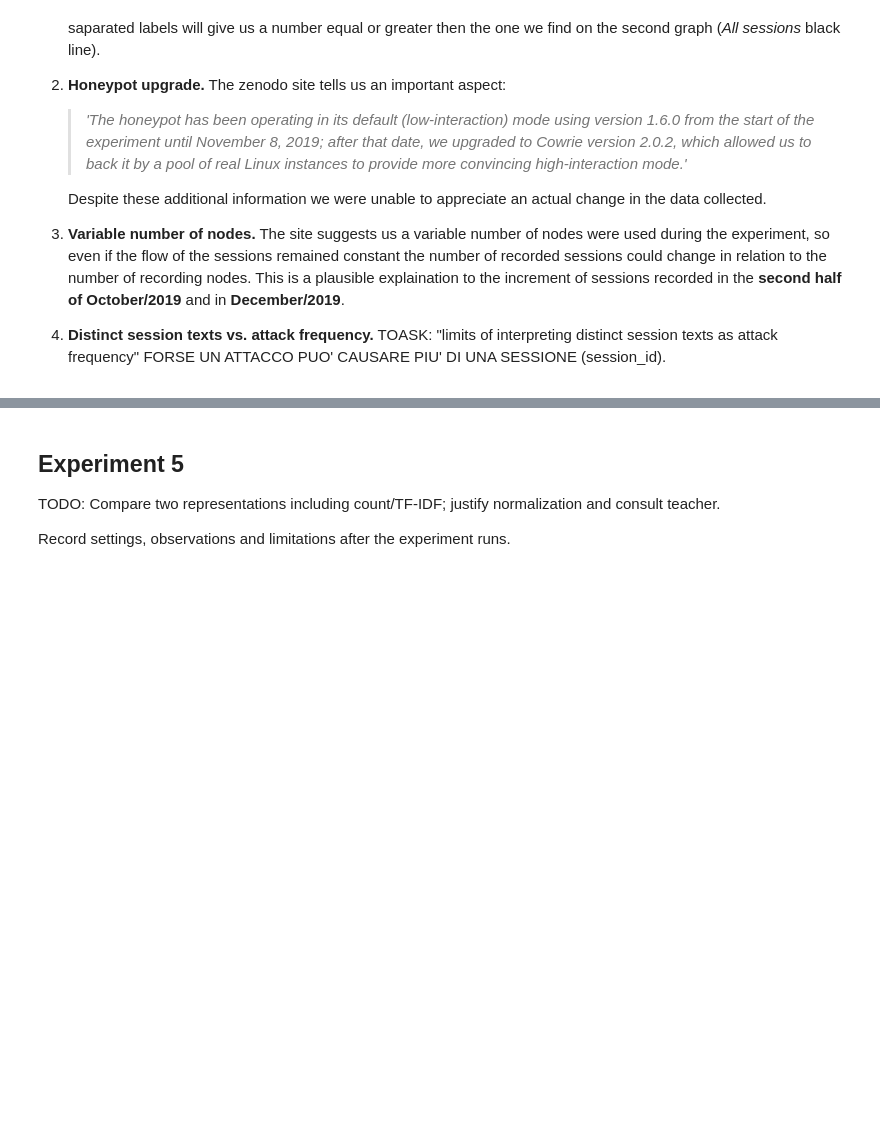
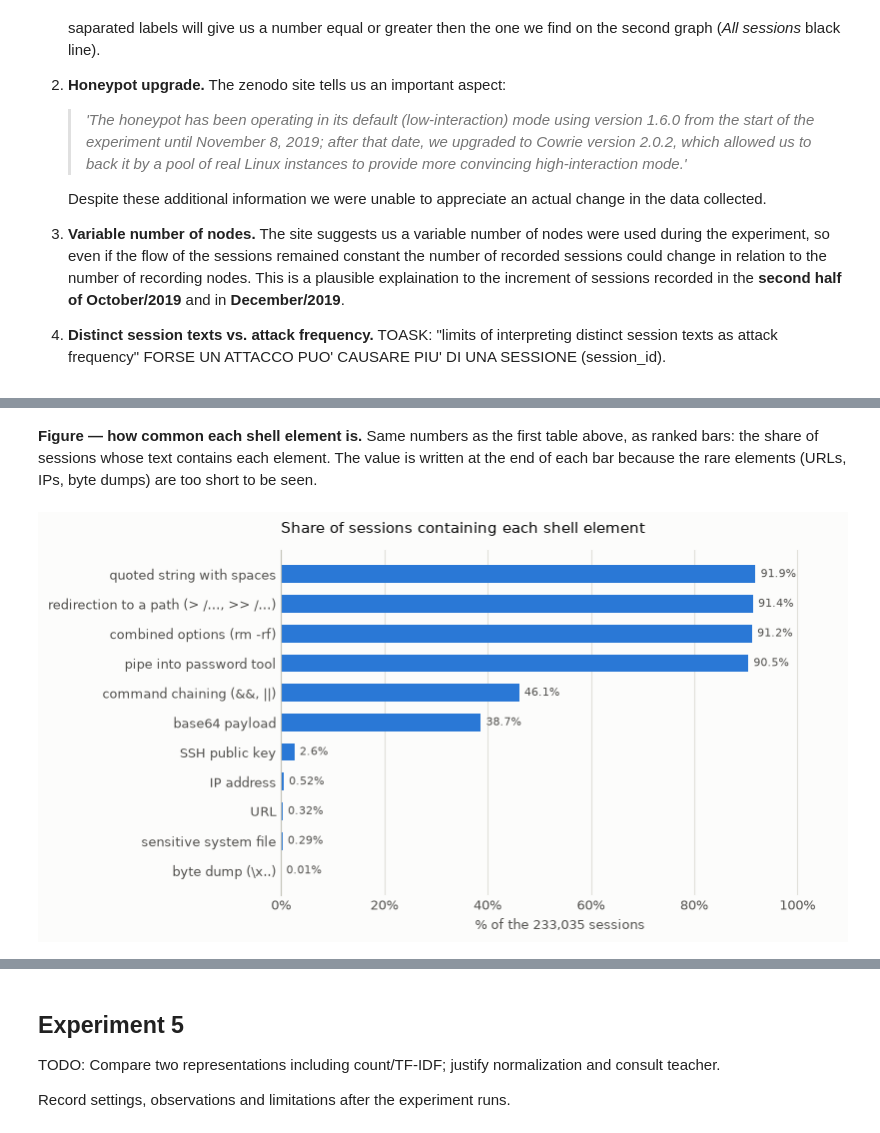
Before and after one commit to grabls/proj6_ml4n, a Jupyter notebook: notebooks/01_data.ipynb, the cells around one changed output, grey strips where cells are left out. Drawn from its saved outputs; the diff is of its cells as text; code cells hidden in the pictures; blank space fills up the shorter version.

Commit message:
Reapply "Merge pull request #5 from grabls/feature/1.3-shell-tokenizer"
This reverts commit 1b6b23cc2f389fbefc196300096d1201c5dfc192.

```diff
--- a/notebooks/01_data.ipynb
+++ b/notebooks/01_data.ipynb
@@ -323,0 +556,51 @@ Record settings, observations and limitations after the experiment runs.
+# %% [markdown]
+**Figure — how common each shell element is.** Same numbers as the first table above, as ranked bars: the share of sessions whose text contains each element. The value is written at the end of each bar because the rare elements (URLs, IPs, byte dumps) are too short to be seen.
+# %%
+# --- Chart style shared by the figures of Section 1.3 (defined once, here) --------
+# Light chart surface, recessive grid and axes, and categorical colors used in a fixed
+# order (blue, orange, aqua) from a palette checked for color-blind readers.
+# Text is always written in the ink colors, never in the color of a series.
+VIZ = {
+    "surface": "#fcfcfb",                            # background of figure and axes
+    "ink": "#0b0b0b", "ink2": "#52514e",             # titles / labels and tick text
+    "grid": "#e1e0d9", "axis": "#c3c2b7",            # hairline grid, baseline
+    "series": ["#2a78d6", "#eb6834", "#1baf7a"],     # 1st, 2nd, 3rd series
+}
+
+def tidy_axes(ax, title, xlabel, title_pad=12):
+    # Common look: keep only the left baseline, light vertical grid behind the bars,
+    # percentage ticks on x, title aligned to the left. A larger title_pad leaves
+    # room for a legend placed between the title and the plot.
+    ax.set_facecolor(VIZ["surface"])
+    for side in ["top", "right", "bottom"]:
+        ax.spines[side].set_visible(False)
+    ax.spines["left"].set_color(VIZ["axis"])
+    ax.grid(axis="x", color=VIZ["grid"], linewidth=0.8)
+    ax.set_axisbelow(True)
+    ax.tick_params(colors=VIZ["ink2"], length=0, labelsize=9)
+    ax.xaxis.set_major_formatter(PercentFormatter(decimals=0))
+    ax.set_xlabel(xlabel, color=VIZ["ink2"], fontsize=9)
+    ax.set_title(title, loc="left", color=VIZ["ink"], fontsize=11, pad=title_pad)
+
+def pct_label(value):
+    # 90.5 -> "90.5%", 0.32 -> "0.32%", 0.004 -> "<0.01%"
+    if value >= 1:
+        return f"{value:.1f}%"
+    return f"{value:.2f}%" if value >= 0.01 else "<0.01%"
+
+# --- Figure: share of sessions containing each shell element ----------------------
+# prevalence_rows comes from the previous cell; sort ascending so that barh draws
+# the most common element at the top.
+prevalence = (pd.DataFrame(prevalence_rows).set_index("element")["% of sessions"]
+                .sort_values())
+
+fig, ax = plt.subplots(figsize=(8, 4.2), layout="constrained", facecolor=VIZ["surface"])
+ax.barh(prevalence.index, prevalence.to_numpy(), height=0.6, color=VIZ["series"][0])
+for y, value in enumerate(prevalence.to_numpy()):
+    ax.text(value + 1, y, pct_label(value), va="center", color=VIZ["ink2"], fontsize=8)
+ax.set_xlim(0, 108)                                   # room for the labels after 100%
+tidy_axes(ax, "Share of sessions containing each shell element",
+          f"% of the {len(df):,} sessions")
+plt.show()
+# %% [output]
+[figure, added]
```
Also changed, not shown: parts of 44 cells of this notebook, 1 other file.
